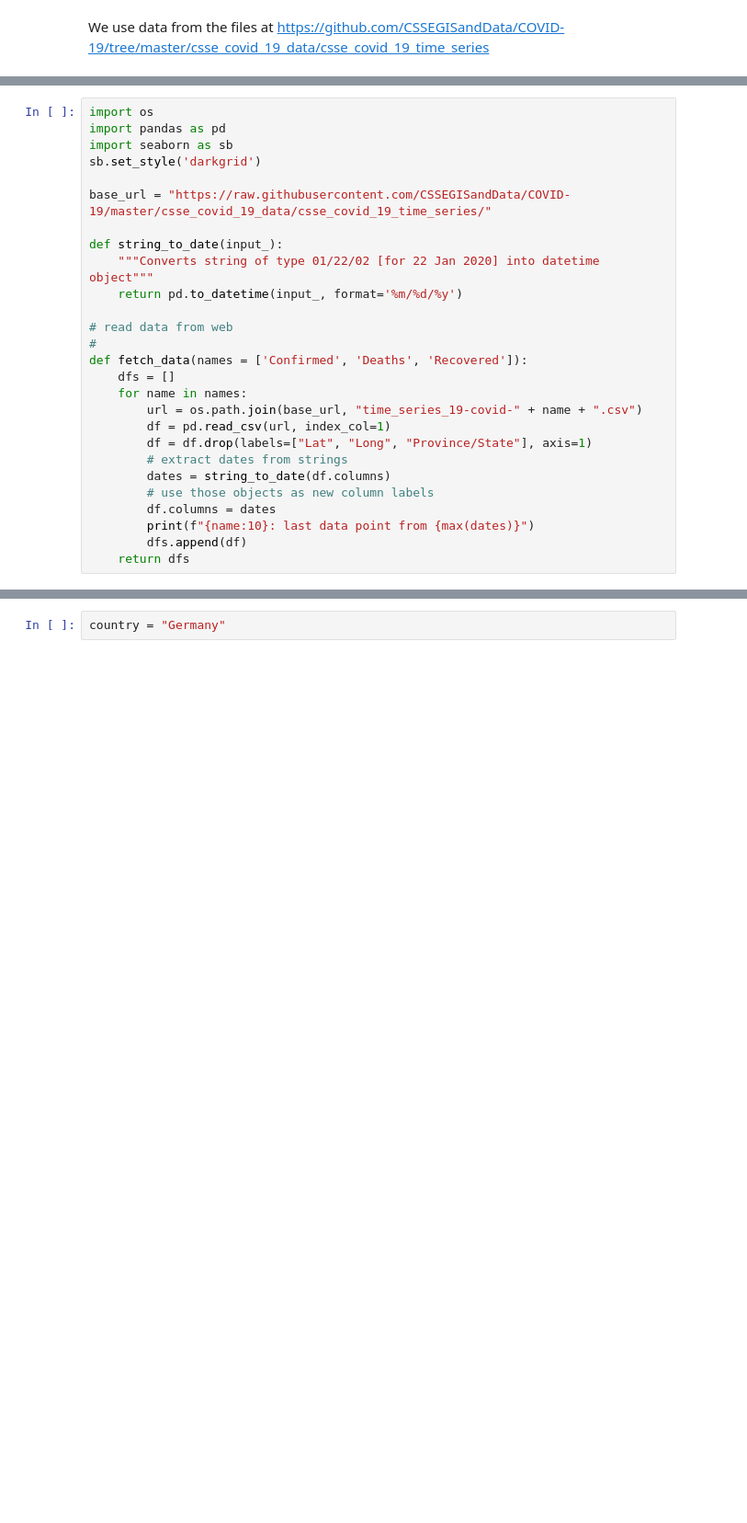
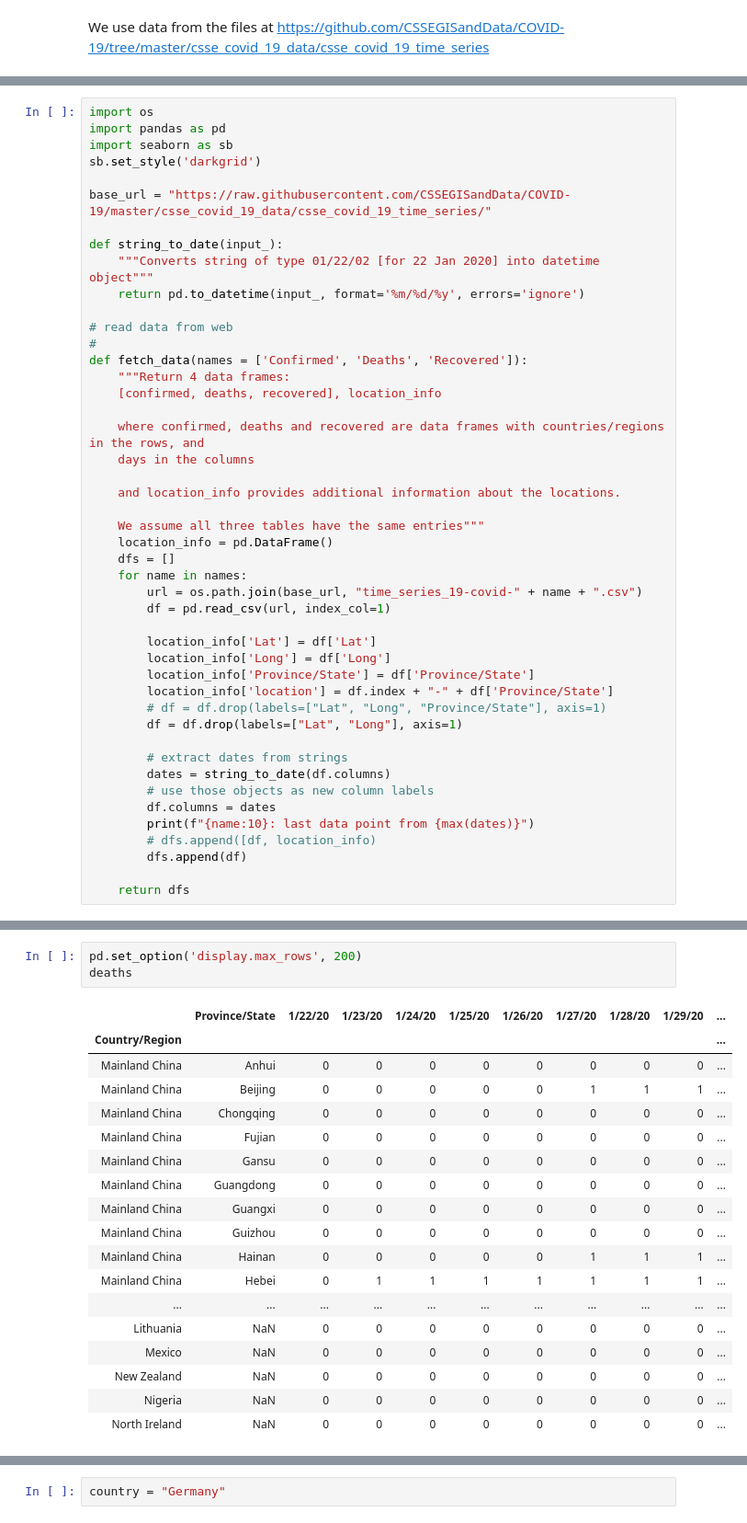
Before and after one commit to oscovida/oscovida, a Jupyter notebook: germany.ipynb, the cells around one changed output, grey strips where cells are left out. Shown at 92% size. Saved outputs shown, nothing was run; the diff lists cells and outputs as text; blank space fills up the shorter version.

```diff
--- a/germany.ipynb
+++ b/germany.ipynb
@@ -10,20 +18,39 @@ base_url = "https://raw.githubusercontent.com/CSSEGISandData/COVID-19/master/css
 
 def string_to_date(input_):
     """Converts string of type 01/22/02 [for 22 Jan 2020] into datetime object"""
-    return pd.to_datetime(input_, format='%m/%d/%y')
+    return pd.to_datetime(input_, format='%m/%d/%y', errors='ignore')
 
 # read data from web
 #
 def fetch_data(names = ['Confirmed', 'Deaths', 'Recovered']):
+    """Return 4 data frames:
+    [confirmed, deaths, recovered], location_info
+
+    where confirmed, deaths and recovered are data frames with countries/regions in the rows, and
+    days in the columns
+
+    and location_info provides additional information about the locations.
+
+    We assume all three tables have the same entries"""
+    location_info = pd.DataFrame()
     dfs = []
     for name in names:
         url = os.path.join(base_url, "time_series_19-covid-" + name + ".csv")
         df = pd.read_csv(url, index_col=1)
-        df = df.drop(labels=["Lat", "Long", "Province/State"], axis=1)
+
+        location_info['Lat'] = df['Lat']
+        location_info['Long'] = df['Long']
+        location_info['Province/State'] = df['Province/State']
+        location_info['location'] = df.index + "-" + df['Province/State']
+        # df = df.drop(labels=["Lat", "Long", "Province/State"], axis=1)
+        df = df.drop(labels=["Lat", "Long"], axis=1)
+
         # extract dates from strings
         dates = string_to_date(df.columns)
         # use those objects as new column labels
         df.columns = dates
         print(f"{name:10}: last data point from {max(dates)}")
+        # dfs.append([df, location_info)
         dfs.append(df)
+
     return dfs
@@ -35,0 +90,22 @@ Recovered : last data point from 2020-02-28 00:00:00
+# %%
+pd.set_option('display.max_rows', 200)
+deaths
+# %% [output]
+|  | Province/State | 1/22/20 | 1/23/20 | 1/24/20 | 1/25/20 | 1/26/20 | 1/27/20 | 1/28/20 | 1/29/20 | ... |
+| Country/Region |  |  |  |  |  |  |  |  |  | ... |
+| Mainland China | Anhui | 0 | 0 | 0 | 0 | 0 | 0 | 0 | 0 | ... |
+| Mainland China | Beijing | 0 | 0 | 0 | 0 | 0 | 1 | 1 | 1 | ... |
+| Mainland China | Chongqing | 0 | 0 | 0 | 0 | 0 | 0 | 0 | 0 | ... |
+| Mainland China | Fujian | 0 | 0 | 0 | 0 | 0 | 0 | 0 | 0 | ... |
+| Mainland China | Gansu | 0 | 0 | 0 | 0 | 0 | 0 | 0 | 0 | ... |
+| Mainland China | Guangdong | 0 | 0 | 0 | 0 | 0 | 0 | 0 | 0 | ... |
+| Mainland China | Guangxi | 0 | 0 | 0 | 0 | 0 | 0 | 0 | 0 | ... |
+| Mainland China | Guizhou | 0 | 0 | 0 | 0 | 0 | 0 | 0 | 0 | ... |
+| Mainland China | Hainan | 0 | 0 | 0 | 0 | 0 | 1 | 1 | 1 | ... |
+| Mainland China | Hebei | 0 | 1 | 1 | 1 | 1 | 1 | 1 | 1 | ... |
+| ... | ... | ... | ... | ... | ... | ... | ... | ... | ... | ... |
+| Lithuania | NaN | 0 | 0 | 0 | 0 | 0 | 0 | 0 | 0 | ... |
+| Mexico | NaN | 0 | 0 | 0 | 0 | 0 | 0 | 0 | 0 | ... |
+| New Zealand | NaN | 0 | 0 | 0 | 0 | 0 | 0 | 0 | 0 | ... |
+| Nigeria | NaN | 0 | 0 | 0 | 0 | 0 | 0 | 0 | 0 | ... |
+| North Ireland | NaN | 0 | 0 | 0 | 0 | 0 | 0 | 0 | 0 | ... |
```
Also changed, not shown: parts of 18 cells of this notebook.
